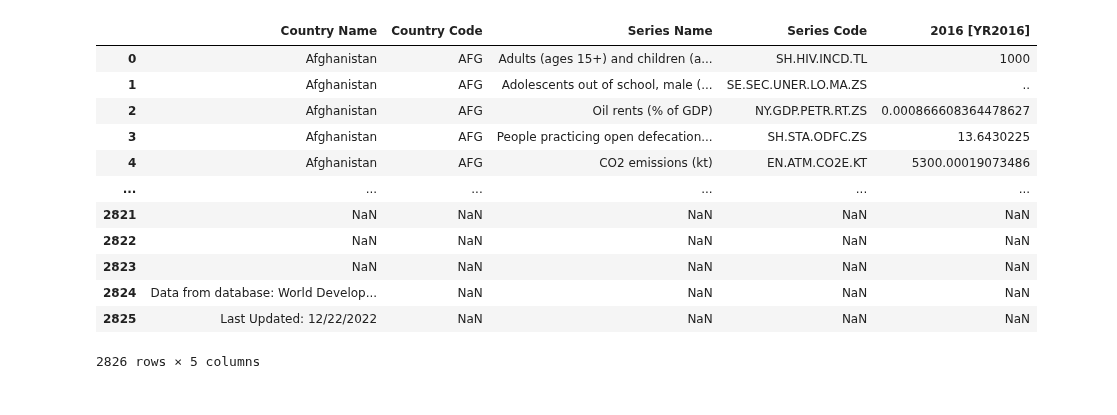
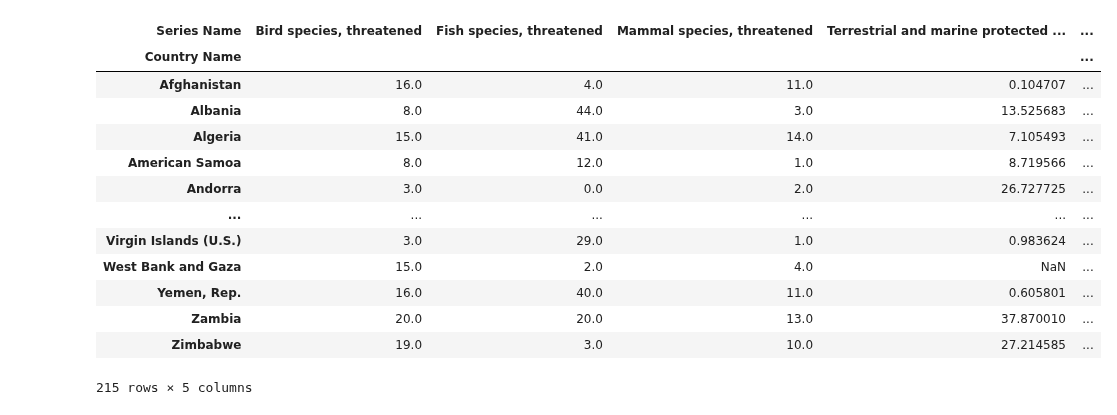
Before and after one commit to f2ire/IA_project, a Jupyter notebook: Untitled3.ipynb, the cells around one changed output. Drawn from its saved outputs; the diff is of its cells as text; code cells hidden in the pictures.

```diff
--- a/Untitled3.ipynb
+++ b/Untitled3.ipynb
@@ -10,18 +16,22 @@ from sklearn.cluster import KMeans
 # %%
-data=pd.read_csv("~/Bureau/4BIM S1/IA/projet/data.txt", sep="\t")
+data=pd.read_csv("data2.txt", sep="\t")
 dat=data.drop(columns=["Country Code","Series Code","Country Name"])
-data
+country=data["Country Name"][:215]
+df = dm.build_adapted_df(data)
+df=df.transpose()
+df
 # %% [output]
-|  | Country Name | Country Code | Series Name | Series Code | 2016 [YR2016] |
-| 0 | Afghanistan | AFG | Adults (ages 15+) and children (a... | SH.HIV.INCD.TL | 1000 |
-| 1 | Afghanistan | AFG | Adolescents out of school, male (... | SE.SEC.UNER.LO.MA.ZS | .. |
-| 2 | Afghanistan | AFG | Oil rents (% of GDP) | NY.GDP.PETR.RT.ZS | 0.000866608364478627 |
-| 3 | Afghanistan | AFG | People practicing open defecation... | SH.STA.ODFC.ZS | 13.6430225 |
-| 4 | Afghanistan | AFG | CO2 emissions (kt) | EN.ATM.CO2E.KT | 5300.00019073486 |
+| Series Name | Bird species, threatened | Fish species, threatened | Mammal species, threatened | Terrestrial and marine protected ... | ... |
+| Country Name |  |  |  |  | ... |
+| Afghanistan | 16.0 | 4.0 | 11.0 | 0.104707 | ... |
+| Albania | 8.0 | 44.0 | 3.0 | 13.525683 | ... |
+| Algeria | 15.0 | 41.0 | 14.0 | 7.105493 | ... |
+| American Samoa | 8.0 | 12.0 | 1.0 | 8.719566 | ... |
+| Andorra | 3.0 | 0.0 | 2.0 | 26.727725 | ... |
 | ... | ... | ... | ... | ... | ... |
-| 2821 | NaN | NaN | NaN | NaN | NaN |
-| 2822 | NaN | NaN | NaN | NaN | NaN |
-| 2823 | NaN | NaN | NaN | NaN | NaN |
-| 2824 | Data from database: World Develop... | NaN | NaN | NaN | NaN |
-| 2825 | Last Updated: 12/22/2022 | NaN | NaN | NaN | NaN |
+| Virgin Islands (U.S.) | 3.0 | 29.0 | 1.0 | 0.983624 | ... |
+| West Bank and Gaza | 15.0 | 2.0 | 4.0 | NaN | ... |
+| Yemen, Rep. | 16.0 | 40.0 | 11.0 | 0.605801 | ... |
+| Zambia | 20.0 | 20.0 | 13.0 | 37.870010 | ... |
+| Zimbabwe | 19.0 | 3.0 | 10.0 | 27.214585 | ... |
-2826 rows × 5 columns
+215 rows × 5 columns
```
Also changed, not shown: parts of 12 cells of this notebook.
